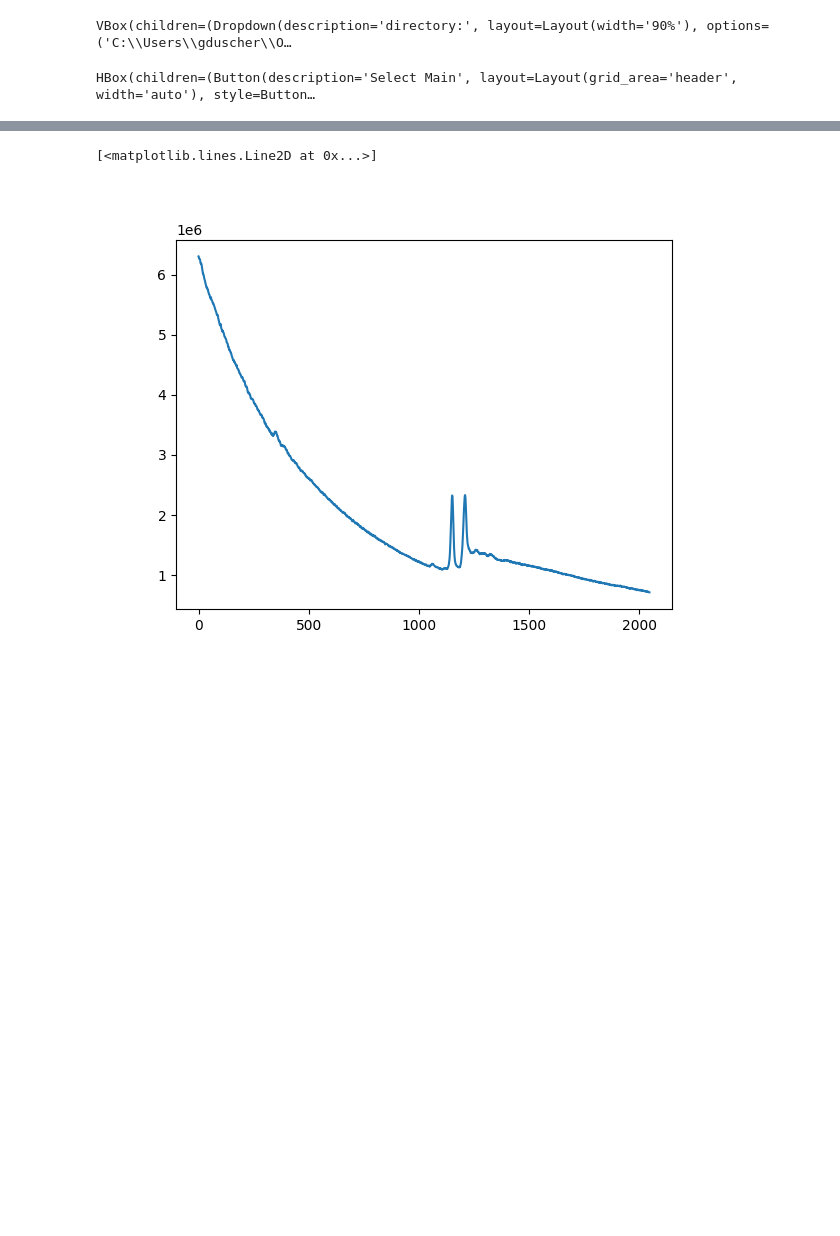
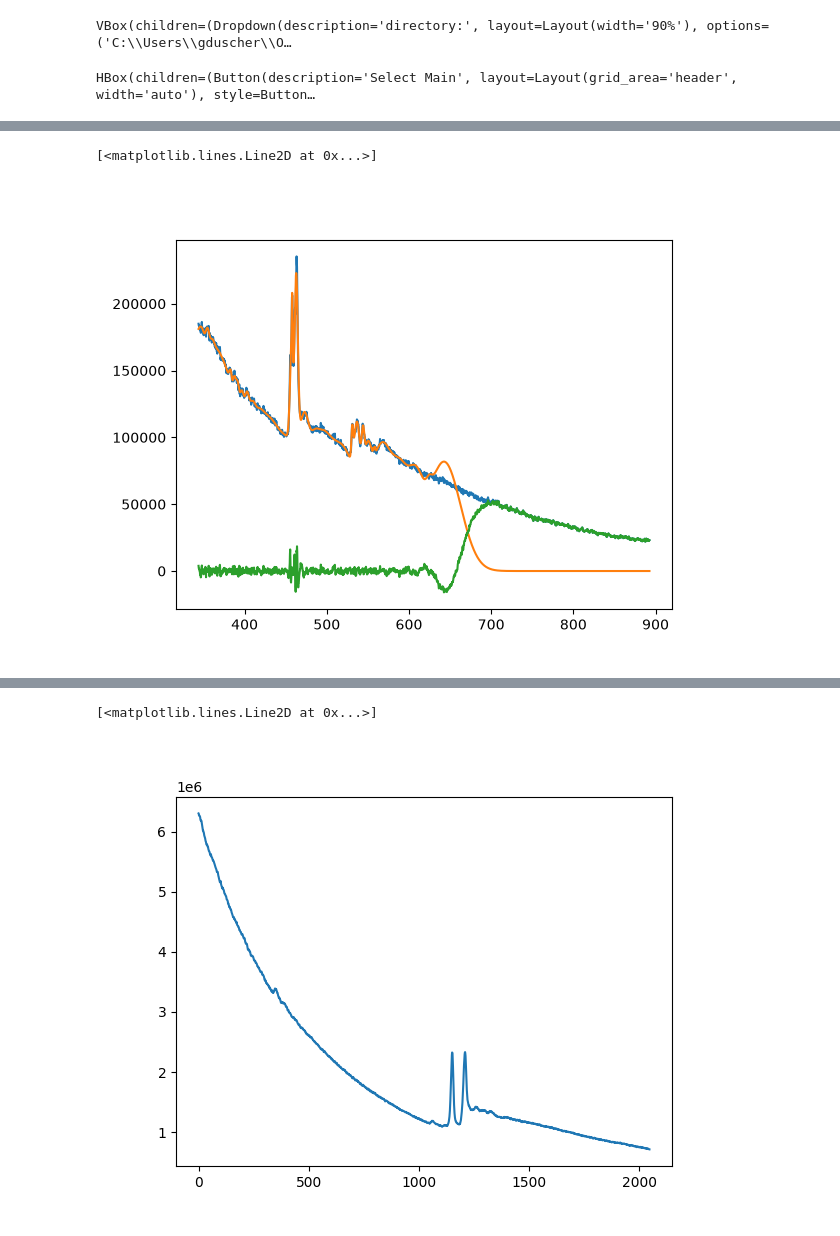
Before and after one commit to pycroscopy/pyTEMlib, a Jupyter notebook: notebooks/Spectroscopy/S2-Analyse_CoreLoss_EELS copy.ipynb, the cells around one changed output, grey strips where cells are left out. Drawn from its saved outputs; the diff is of its cells as text; code cells hidden in the pictures; blank space fills up the shorter version.

```diff
--- a/notebooks/Spectroscopy/S2-Analyse_CoreLoss_EELS copy.ipynb
+++ b/notebooks/Spectroscopy/S2-Analyse_CoreLoss_EELS copy.ipynb
@@ -111,3 +250,16 @@ HBox(children=(Dropdown(description='Image', layout=Layout(height='50px', width=
+# %%
+spectrum = file_widget.selected_dataset
+fit = fit_multi_gaussian(spectrum.energy_loss.values, np.array(spectrum))
+# %%
+fit['y_fit']
+
+plt.figure()
+plt.plot(spectrum.energy_loss.values, np.array(spectrum), label='data')
+plt.plot(spectrum.energy_loss.values, fit['y_fit'], label='fit')
+plt.plot(spectrum.energy_loss.values, fit['residual'], label='residual')
+# %% [output]
+[<matplotlib.lines.Line2D at 0x...>]
+[figure, added]
 # %%
 main_dataset = file_widget.selected_dataset
 plt.close('all')
```
Also changed, not shown: parts of 4 cells of this notebook, 14 other files.
